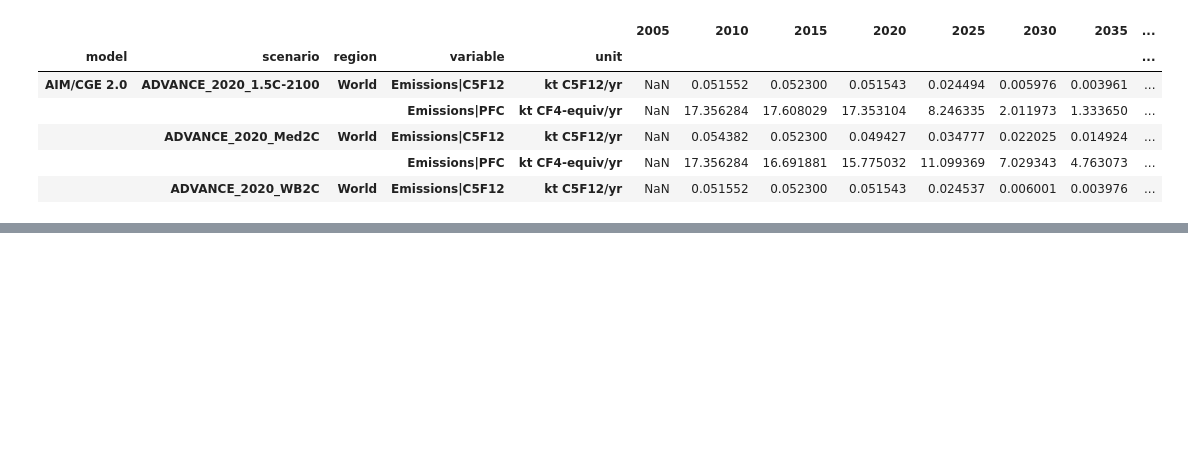
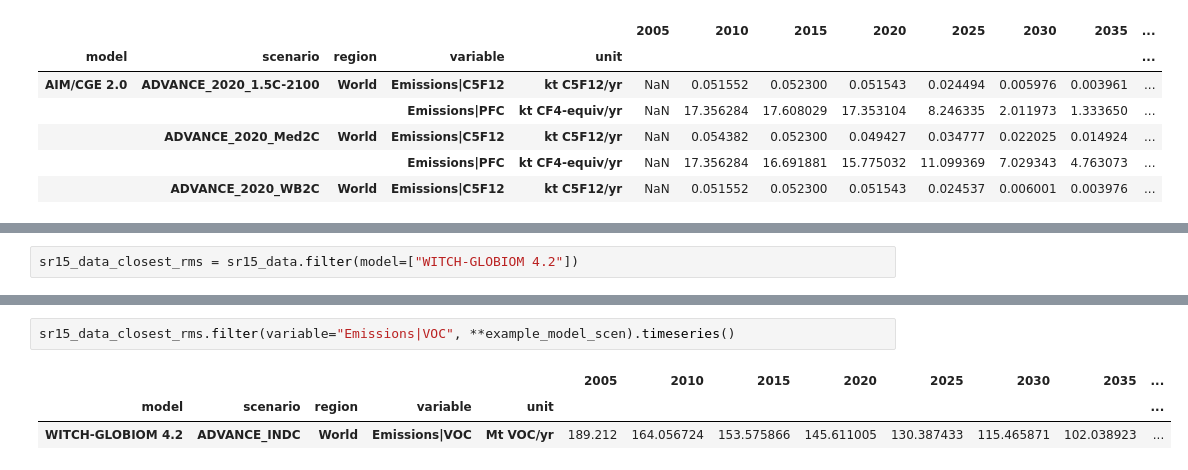
Before and after one commit to GranthamImperial/silicone, a Jupyter notebook: notebooks/infilling.ipynb, the cells around one changed output, grey strips where cells are left out. Drawn from its saved outputs; the diff is of its cells as text; blank space fills up the shorter version.

```diff
--- a/notebooks/infilling.ipynb
+++ b/notebooks/infilling.ipynb
@@ -220,0 +248,2 @@ sr15_data_plus.filter(variable=["*PFC", "*C5F12"]).timeseries().head()
+# %%
+sr15_data_closest_rms = sr15_data.filter(model=["WITCH-GLOBIOM 4.2"])
@@ -220,0 +295,6 @@ sr15_data_plus.filter(variable=["*PFC", "*C5F12"]).timeseries().head()
+# %%
+sr15_data_closest_rms.filter(variable="Emissions|VOC", **example_model_scen).timeseries()
+# %% [output]
+|  |  |  |  |  | 2005 | 2010 | 2015 | 2020 | 2025 | 2030 | 2035 | ... |
+| model | scenario | region | variable | unit |  |  |  |  |  |  |  | ... |
+| WITCH-GLOBIOM 4.2 | ADVANCE_INDC | World | Emissions|VOC | Mt VOC/yr | 189.212 | 164.056724 | 153.575866 | 145.611005 | 130.387433 | 115.465871 | 102.038923 | ... |
```
Also changed, not shown: parts of 22 cells of this notebook, 4 other files.
